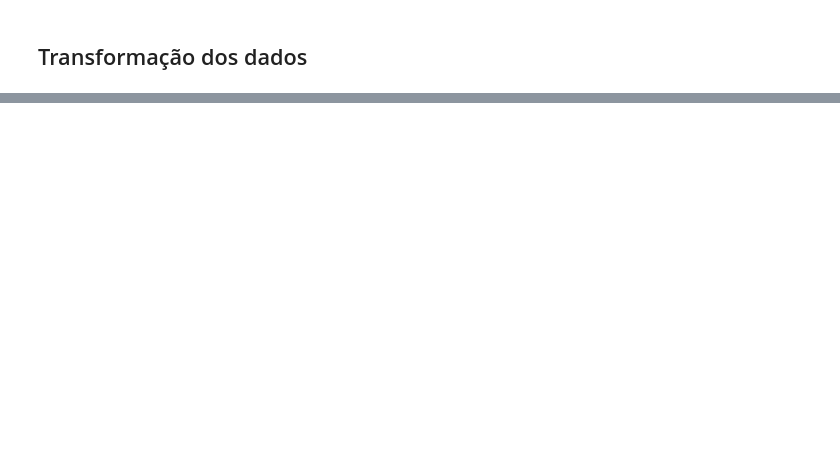
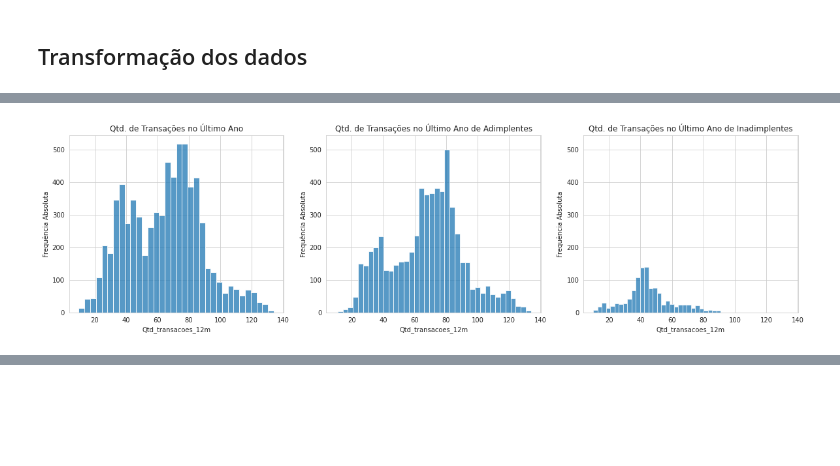
Before and after one commit to armando-nahmias/EBAC, a Jupyter notebook: Python/10.Projeto.ipynb, the cells around one changed output, grey strips where cells are left out. Drawn from its saved outputs; the diff is of its cells as text; code cells hidden in the pictures; blank space fills up the shorter version.

```diff
--- a/Python/10.Projeto.ipynb
+++ b/Python/10.Projeto.ipynb
@@ -168,0 +401,22 @@ print(estatistica_dados_faltantes)
+# %%
+coluna = 'qtd_transacoes_12m'
+titulos = ['Qtd. de Transações no Último Ano', 'Qtd. de Transações no Último Ano de Adimplentes', 'Qtd. de Transações no Último Ano de Inadimplentes']
+
+eixo = 0
+max_y = 0
+figura, eixos = plt.subplots(1,3, figsize=(20, 5), sharex=True)
+
+for dataframe in [df, df_adimplente, df_inadimplente]:
+
+  f = sns.histplot(x=coluna, data=dataframe, stat='count', ax=eixos[eixo])
+  f.set(title=titulos[eixo], xlabel=coluna.capitalize(), ylabel='Frequência Absoluta')
+
+  _, max_y_f = f.get_ylim()
+  max_y = max_y_f if max_y_f > max_y else max_y
+  f.set(ylim=(0, max_y))
+
+  eixo += 1
+
+figura.show()
+# %% [output]
+[figure, added]
```
Also changed, not shown: parts of 44 cells of this notebook.
